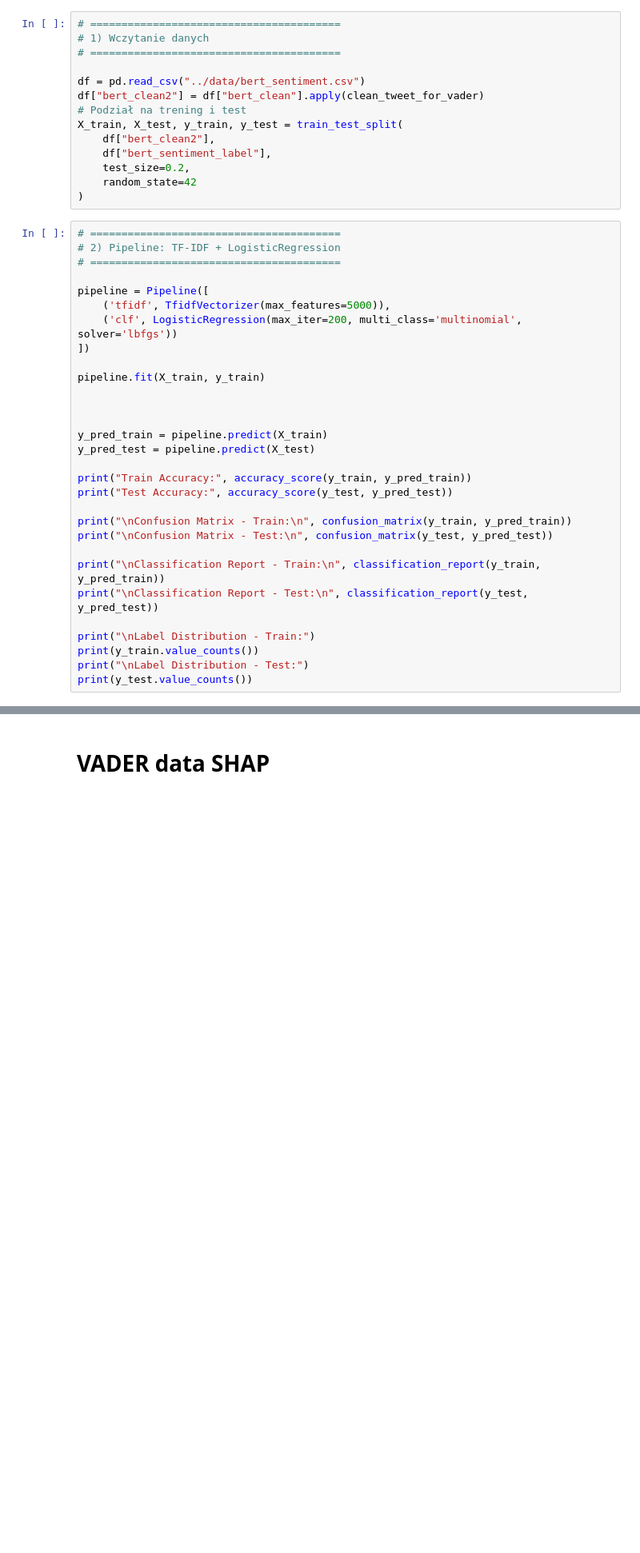
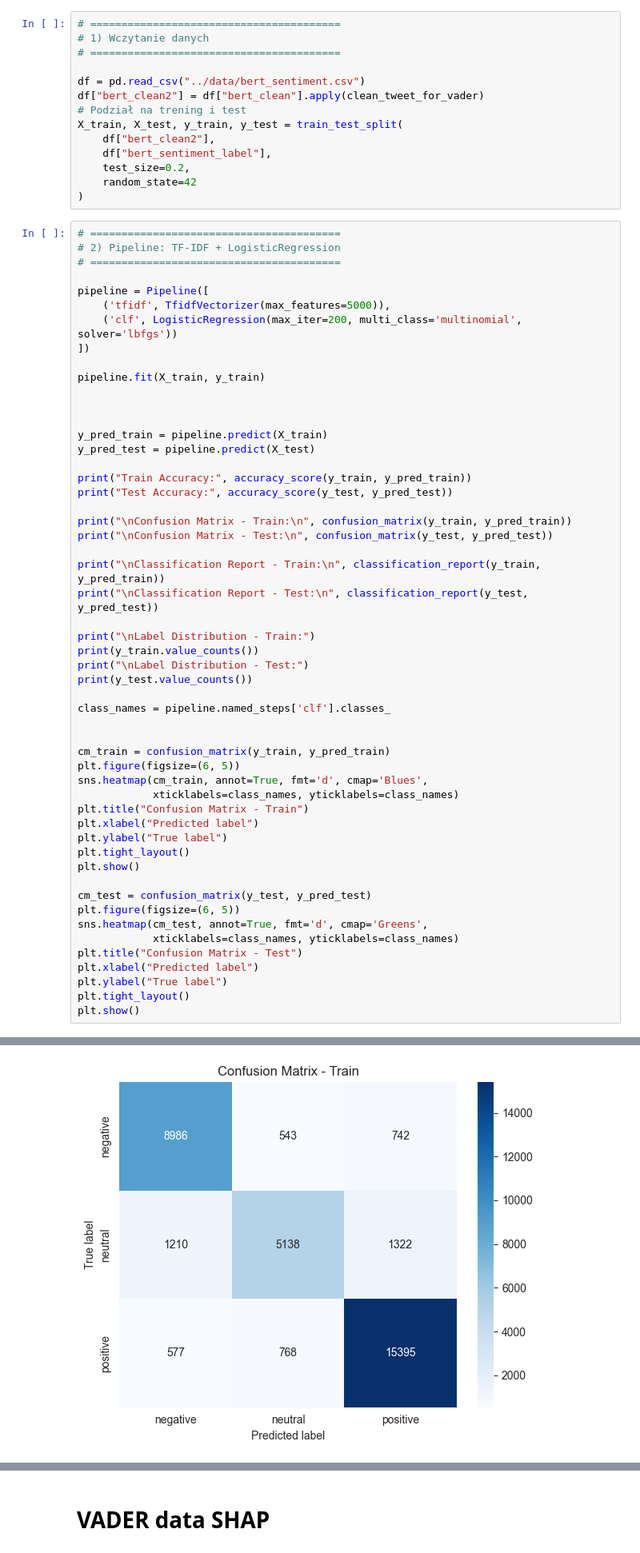
Before and after one commit to maciekgangus/sentiment-analysis-shap, a Jupyter notebook: notebooks/main_analysis.ipynb, the cells around one changed output, grey strips where cells are left out. Shown: that part at 80% size. Saved outputs shown, nothing was run; the diff lists cells and outputs as text; blank space fills up the shorter version.

Commit message:
added confusion matrix

```diff
--- a/notebooks/main_analysis.ipynb
+++ b/notebooks/main_analysis.ipynb
@@ -53,6 +55,29 @@ print("\nLabel Distribution - Train:")
 print(y_train.value_counts())
 print("\nLabel Distribution - Test:")
 print(y_test.value_counts())
+
+class_names = pipeline.named_steps['clf'].classes_
+
+
+cm_train = confusion_matrix(y_train, y_pred_train)
+plt.figure(figsize=(6, 5))
+sns.heatmap(cm_train, annot=True, fmt='d', cmap='Blues',
+            xticklabels=class_names, yticklabels=class_names)
+plt.title("Confusion Matrix - Train")
+plt.xlabel("Predicted label")
+plt.ylabel("True label")
+plt.tight_layout()
+plt.show()
+
+cm_test = confusion_matrix(y_test, y_pred_test)
+plt.figure(figsize=(6, 5))
+sns.heatmap(cm_test, annot=True, fmt='d', cmap='Greens',
+            xticklabels=class_names, yticklabels=class_names)
+plt.title("Confusion Matrix - Test")
+plt.xlabel("Predicted label")
+plt.ylabel("True label")
+plt.tight_layout()
+plt.show()
 # %% [output]
 Train Accuracy: 0.8511576944148093
 Test Accuracy: 0.7909122361895975
@@ -70,4 +95,5 @@ Confusion Matrix - Test:
 positive    4157
 negative    2549
 neutral     1965
 Name: count, dtype: int64
+[figure, added]
```
Also changed, not shown: parts of 4 cells of this notebook.
